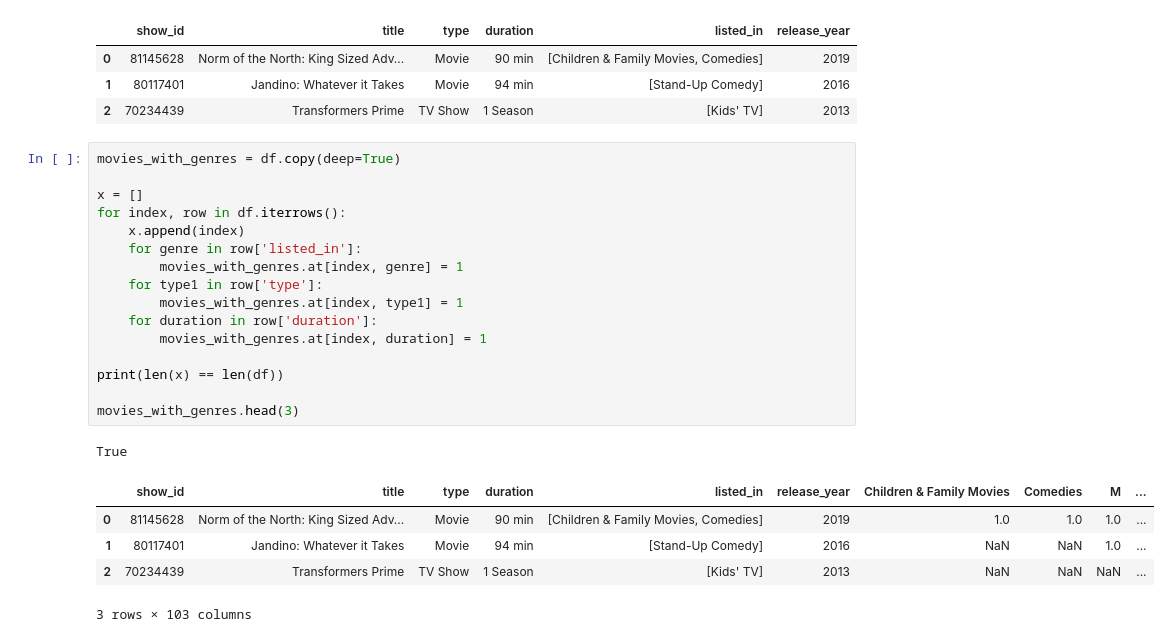
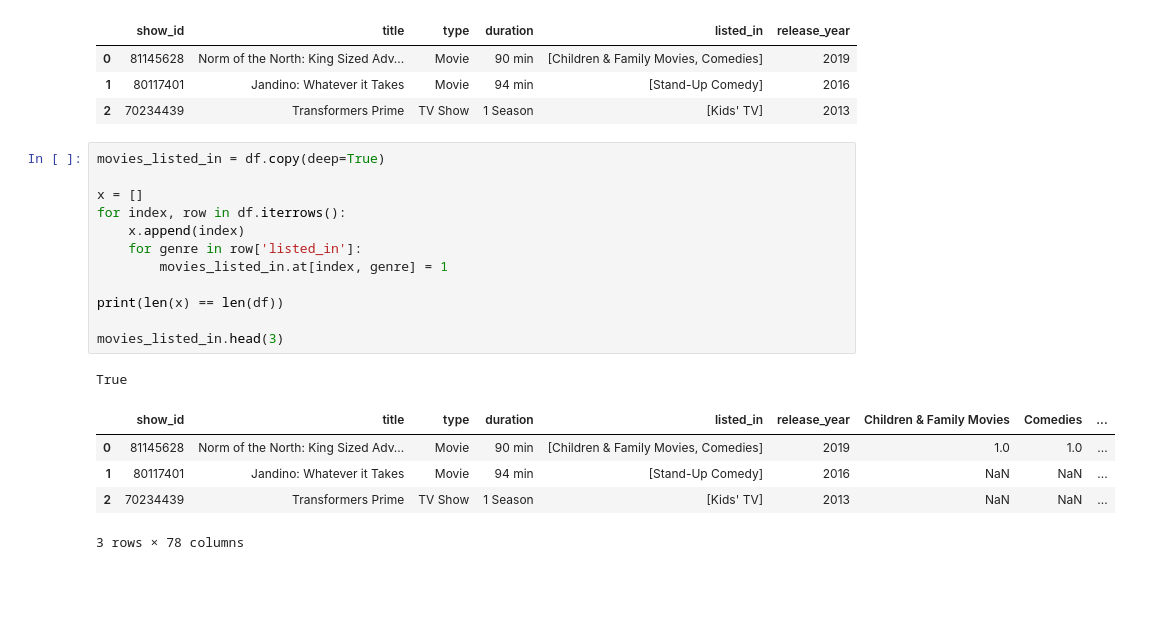
Before and after one commit to m4ximino/Recommendation_Movies_Netflix, a Jupyter notebook: movies.ipynb, the cells around one changed output. Saved outputs shown, nothing was run; the diff lists cells and outputs as text; blank space fills up the shorter version.

```diff
--- a/movies.ipynb
+++ b/movies.ipynb
@@ -162,25 +162,21 @@ df.head(3)
 | 1 | 80117401 | Jandino: Whatever it Takes | Movie | 94 min | [Stand-Up Comedy] | 2016 |
 | 2 | 70234439 | Transformers Prime | TV Show | 1 Season | [Kids' TV] | 2013 |
 # %%
-movies_with_genres = df.copy(deep=True)
+movies_listed_in = df.copy(deep=True)
 
 x = []
 for index, row in df.iterrows():
     x.append(index)
     for genre in row['listed_in']:
-        movies_with_genres.at[index, genre] = 1
-    for type1 in row['type']:
-        movies_with_genres.at[index, type1] = 1
-    for duration in row['duration']:
-        movies_with_genres.at[index, duration] = 1
+        movies_listed_in.at[index, genre] = 1
 
 print(len(x) == len(df))
 
-movies_with_genres.head(3)
+movies_listed_in.head(3)
 # %% [output]
 True
-|  | show_id | title | type | duration | listed_in | release_year | Children & Family Movies | Comedies | M | ... |
-| 0 | 81145628 | Norm of the North: King Sized Adv... | Movie | 90 min | [Children & Family Movies, Comedies] | 2019 | 1.0 | 1.0 | 1.0 | ... |
-| 1 | 80117401 | Jandino: Whatever it Takes | Movie | 94 min | [Stand-Up Comedy] | 2016 | NaN | NaN | 1.0 | ... |
-| 2 | 70234439 | Transformers Prime | TV Show | 1 Season | [Kids' TV] | 2013 | NaN | NaN | NaN | ... |
+|  | show_id | title | type | duration | listed_in | release_year | Children & Family Movies | Comedies | ... |
+| 0 | 81145628 | Norm of the North: King Sized Adv... | Movie | 90 min | [Children & Family Movies, Comedies] | 2019 | 1.0 | 1.0 | ... |
+| 1 | 80117401 | Jandino: Whatever it Takes | Movie | 94 min | [Stand-Up Comedy] | 2016 | NaN | NaN | ... |
+| 2 | 70234439 | Transformers Prime | TV Show | 1 Season | [Kids' TV] | 2013 | NaN | NaN | ... |
-3 rows × 103 columns
+3 rows × 78 columns
```
Also changed, not shown: parts of 20 cells of this notebook.
